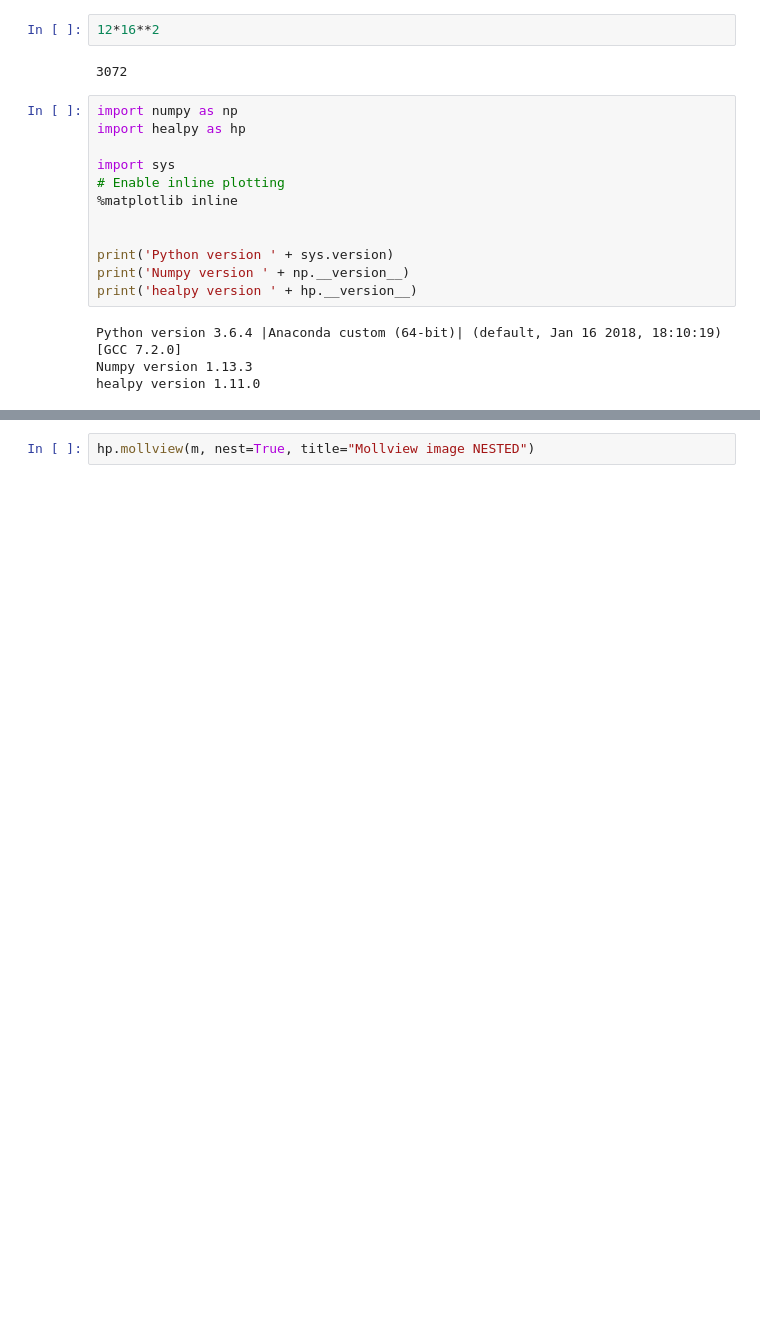
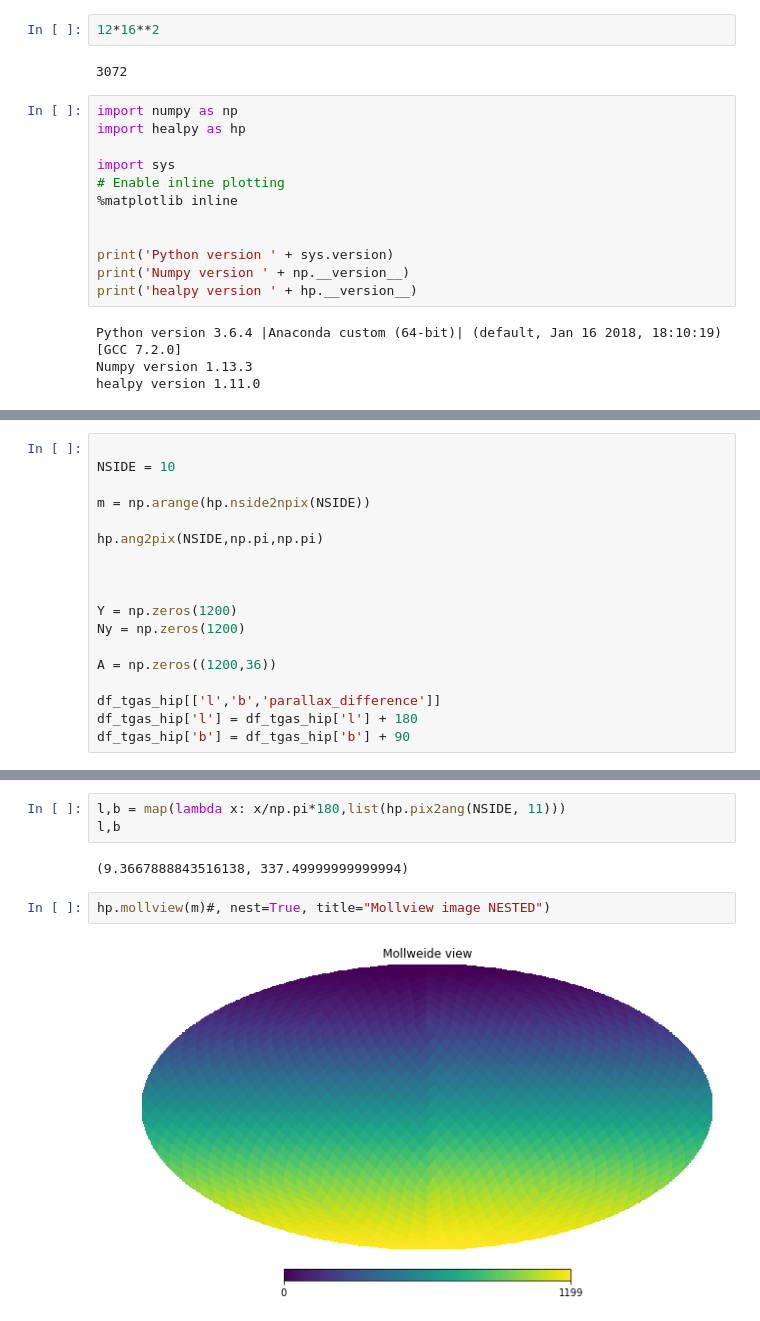
Before and after one commit to paantya/gaialib, a Jupyter notebook: d2018.ipynb, the cells around one changed output, grey strips where cells are left out. Saved outputs shown, nothing was run; the diff lists cells and outputs as text; blank space fills up the shorter version.

```diff
--- a/d2018.ipynb
+++ b/d2018.ipynb
@@ -519,0 +500,18 @@ hp.pix2ang(NSIDE, 11)
+# %%
+
+NSIDE = 10
+
+m = np.arange(hp.nside2npix(NSIDE))
+
+hp.ang2pix(NSIDE,np.pi,np.pi)
+
+
+
+Y = np.zeros(1200)
+Ny = np.zeros(1200)
+
+A = np.zeros((1200,36))
+
+df_tgas_hip[['l','b','parallax_difference']]
+df_tgas_hip['l'] = df_tgas_hip['l'] + 180
+df_tgas_hip['b'] = df_tgas_hip['b'] + 90
@@ -520,2 +560,9 @@ hp.pix2ang(NSIDE, 11)
+# %%
+l,b = map(lambda x: x/np.pi*180,list(hp.pix2ang(NSIDE, 11)))
+l,b
+# %% [output]
+(9.3667888843516138, 337.49999999999994)
 # %%
-hp.mollview(m, nest=True, title="Mollview image NESTED")
+hp.mollview(m)#, nest=True, title="Mollview image NESTED")
+# %% [output]
+[figure, added]
```
Also changed, not shown: parts of 19 cells of this notebook.
